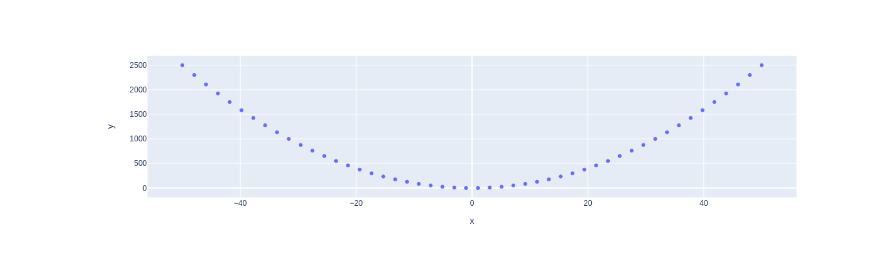
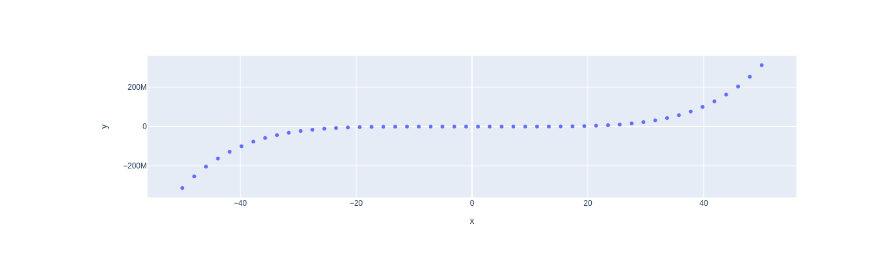
Before and after one commit to huaian2004/my-notebooks-repo, a Jupyter notebook: experiment1.ipynb, the cells around one changed output. Cells and saved outputs as stored; diff of their text form; code cells hidden in the pictures.

```diff
--- a/experiment1.ipynb
+++ b/experiment1.ipynb
@@ -6,7 +6,7 @@ import plotly.express as px
 x = np.linspace(start=-50, stop=50)
 
 # y-axis data points
-y = x ** 2
+y = x ** 5
 
 # define the plot
 fig = px.scatter(x=x, y=y)
@@ -17 +16 @@ fig.show()
-[figure, old version]
+[figure, new version]
```
Also changed, not shown: parts of 1 cell of this notebook.
